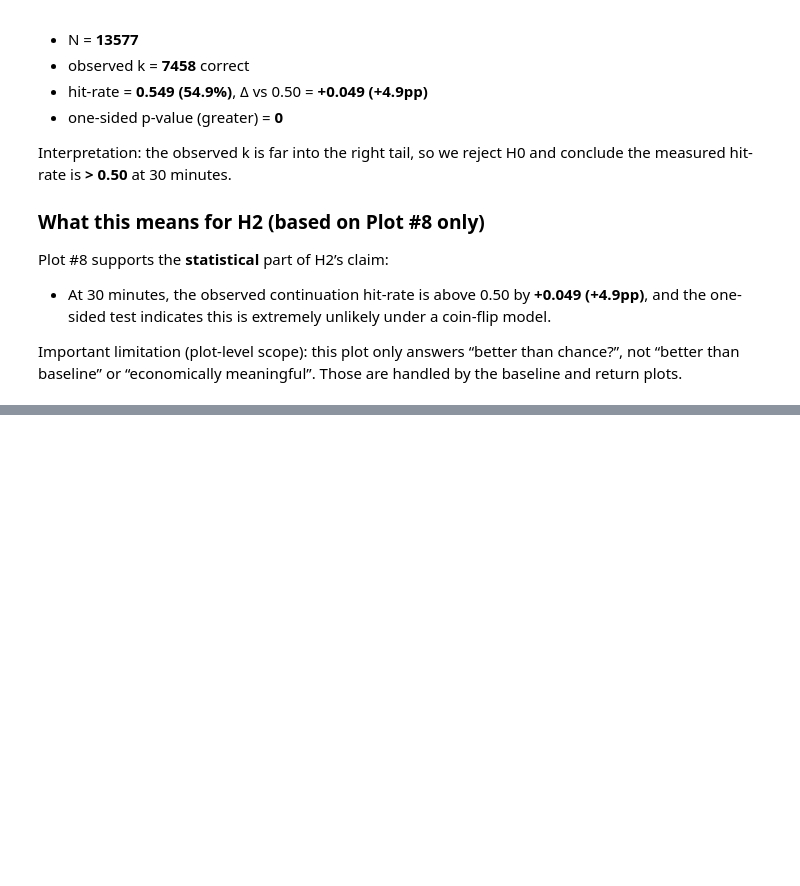
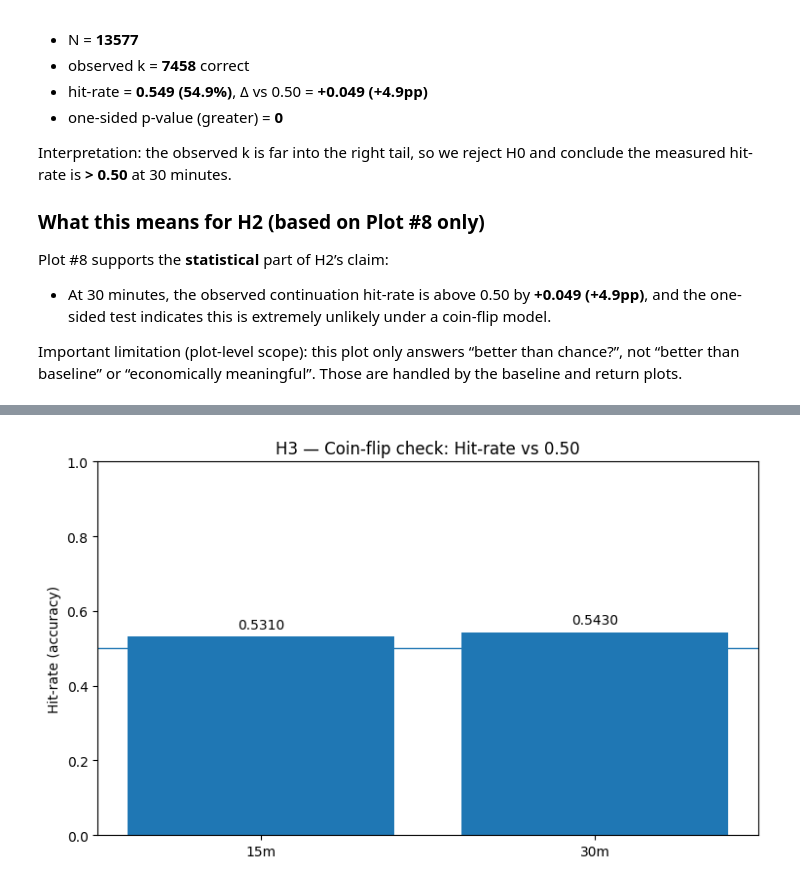
Before and after one commit to cankaradogann/DSA210-Project-Can-Karadogan, a Jupyter notebook: notebooks/08_hypothesis_tests.ipynb, the cells around one changed output, grey strips where cells are left out. Drawn from its saved outputs; the diff is of its cells as text; code cells hidden in the pictures; blank space fills up the shorter version.

```diff
--- a/notebooks/08_hypothesis_tests.ipynb
+++ b/notebooks/08_hypothesis_tests.ipynb
@@ -3880,0 +4229,47 @@ Only if these difference CIs are **clearly** above 0 (for hits and/or returns) c
+# %%
+import matplotlib.pyplot as plt
+
+# ==========================
+# H3 — Plot #1
+# Coin-flip check: H3 hit-rate vs 0.50 (15m vs 30m)
+# Uses ONLY: H3_overall_15.hit_rate, H3_overall_30.hit_rate
+# Assumes: H3_metrics.json is already loaded into dict `h2`
+# ==========================
+
+hit15 = float(h3["H3_overall_15"]["hit_rate"])
+hit30 = float(h3["H3_overall_30"]["hit_rate"])
+
+labels = ["15m", "30m"]
+values = [hit15, hit30]
+x = [0, 1]
+
+fig = plt.figure(figsize=(7.6, 4.6))
+ax = plt.gca()
+
+bars = ax.bar(x, values)
+
+# 0.50 coin-flip reference line
+ax.axhline(0.50, linewidth=1)
+
+ax.set_xticks(x)
+ax.set_xticklabels(labels)
+ax.set_ylim(0, 1.0)
+ax.set_ylabel("Hit-rate (accuracy)")
+ax.set_title("H3 — Coin-flip check: Hit-rate vs 0.50")
+
+# Annotate bars with numeric values
+for b in bars:
+    h = b.get_height()
+    ax.text(
+        b.get_x() + b.get_width() / 2,
+        h + 0.015,
+        f"{h:.4f}",
+        ha="center",
+        va="bottom",
+        fontsize=10,
+    )
+
+plt.tight_layout()
+plt.show()
+# %% [output]
+[figure, added]
```
Also changed, not shown: parts of 11 cells of this notebook.
